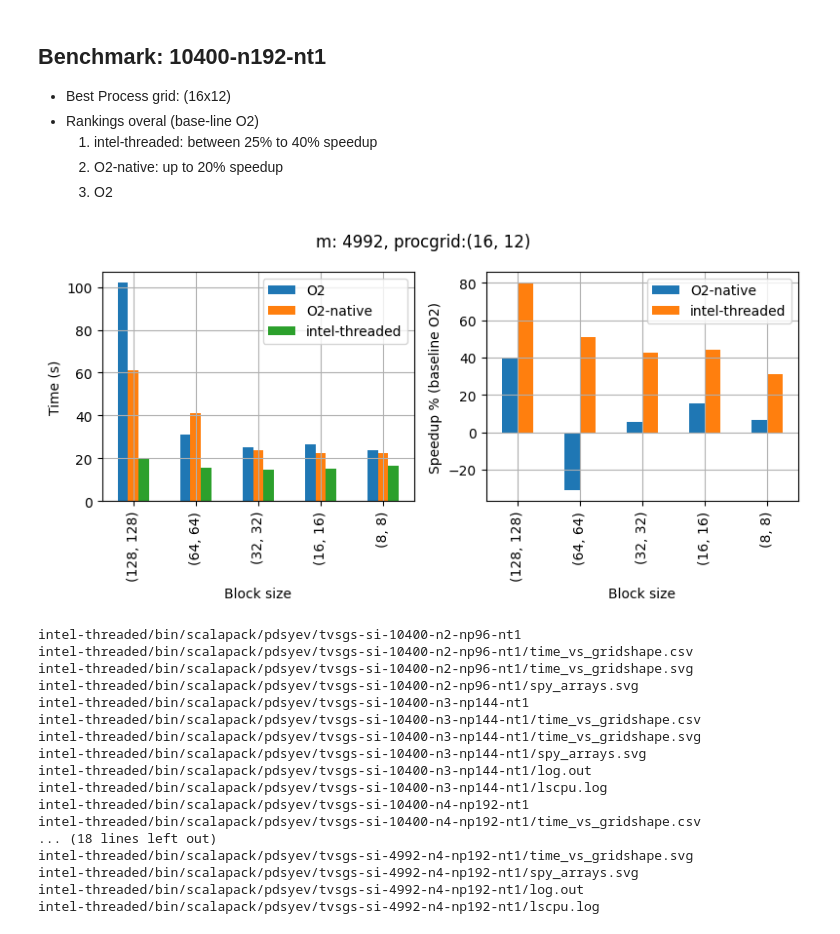
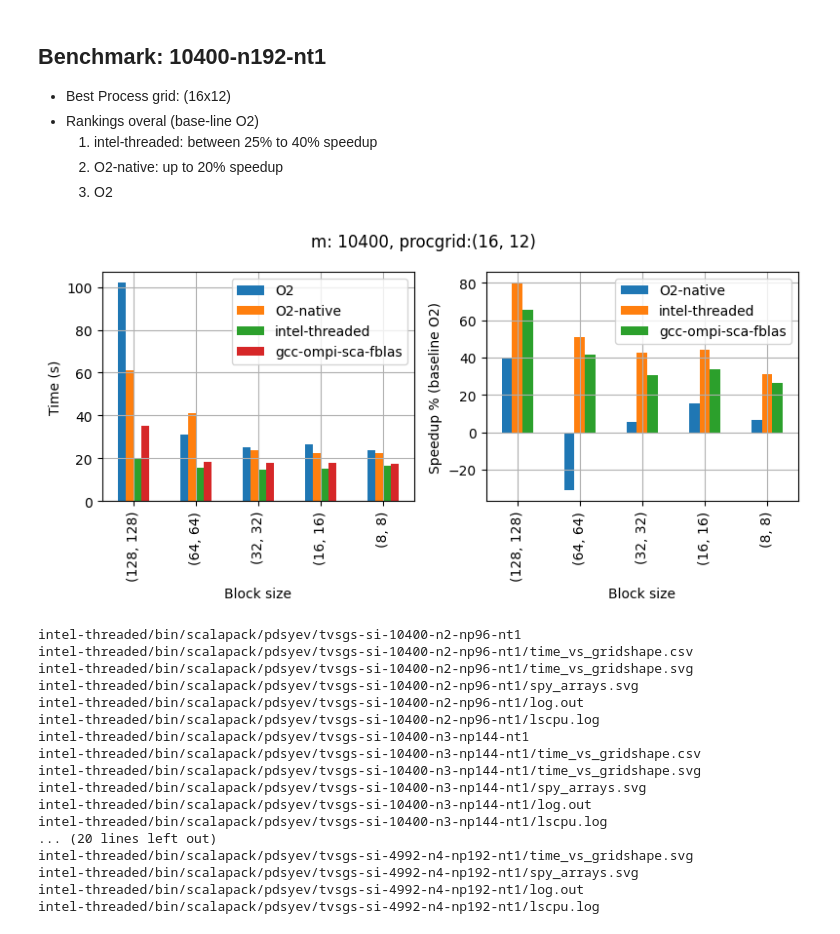
Before and after one commit to sbohloul/miniprog_eigsolv, a Jupyter notebook: benchmarks/computecanada-cedar/time_vs_gridshape.ipynb, the cells around one changed output. Drawn from its saved outputs; the diff is of its cells as text; code cells hidden in the pictures.

Commit message:
Update time vs gridshape analysis
- Add gcc-ompi-sca-fblas data to analysis

```diff
--- a/benchmarks/computecanada-cedar/time_vs_gridshape.ipynb
+++ b/benchmarks/computecanada-cedar/time_vs_gridshape.ipynb
@@ -84,0 +118,20 @@ def plot_dataframe_dict(df_dict, fig_title=None):
+# %%
+# Cluster information
+cpulog = 'gcc-ompi-sca-fblas/bin/scalapack/pdsyev/tvsgs-si-4992-n2-np96-nt1/lscpu.log'
+with open(cpulog) as f:
+    cpuinfo = f.read()
+# print(cpuinfo)
+# %%
+# Data file names
+fname_gcc_ompi_sca_fblas = {
+    'si-4992-n1-np48-nt1': 'gcc-ompi-sca-fblas/bin/scalapack/pdsyev/tvsgs-si-4992-n1-np48-nt1/time_vs_gridshape.csv',
+    'si-4992-n2-np96-nt1': 'gcc-ompi-sca-fblas/bin/scalapack/pdsyev/tvsgs-si-4992-n2-np96-nt1/time_vs_gridshape.csv',
+    'si-4992-n4-np192-nt1': 'gcc-ompi-sca-fblas/bin/scalapack/pdsyev/tvsgs-si-4992-n4-np192-nt1/time_vs_gridshape.csv',
+    'si-10400-n4-np192-nt1': 'gcc-ompi-sca-fblas/bin/scalapack/pdsyev/tvsgs-si-10400-n4-np192-nt1/time_vs_gridshape.csv'
+}
+# Read data into dataframes and average over ranks
+dfraw_gcc_ompi_sca_fblas = read_csv_data(fname_gcc_ompi_sca_fblas)
+dfavg_gcc_ompi_sca_fblas = average_over_ranks(dfraw_gcc_ompi_sca_fblas)
+# Plot time vs grid shape for a fixed block size
+fig_title = "PDSYEV: time vs gridshape, cedar, gcc-ompi-sca-fblas"
+plot_dataframe_dict(dfavg_gcc_ompi_sca_fblas, fig_title=fig_title)
@@ -306,32 +364,32 @@ df2 = dfavg_gcc_ompi_sca_oblas_o2_native[bench_item][procgrid]
 df2.name = 'O2-native'
 df3 = dfavg_intel_threaded[bench_item][procgrid]
 df3.name = 'intel-threaded'
-df = pd.concat([df1, df2, df3], axis=1)
+df4 = dfavg_gcc_ompi_sca_fblas[bench_item][procgrid]
+df4.name = 'gcc-ompi-sca-fblas'
+df = pd.concat([df1, df2, df3, df4], axis=1)
 
-df_speedup = pd.DataFrame()
-df_speedup['O2-native'] = 100 - df['O2-native'] / df['O2'] * 100
-df_speedup['intel-threaded'] = 100 - df['intel-threaded'] / df['O2'] * 100
+df_speedup = df.apply(lambda x: 100 - x / df['O2'] * 100, axis=0).drop(columns=['O2'])
 # %%
-fig_title = f"m: 4992, procgrid:{procgrid}"
+fig_title = f"m: 10400, procgrid:{procgrid}"
 fig, axs = plt.subplots(1, 2, figsize=(8, 4))
 fig.suptitle(fig_title)
 
 # Timings vs blocksize
 ax = axs[0]
 df.plot(kind='bar', ax=ax)
 ax.grid()
 ax.set_xlabel('Block size')
 ax.set_ylabel('Time (s)')
 # Speedup vs blocksize
 ax = axs[1]
 df_speedup.plot(ax=ax, kind='bar')
 ax.grid()
 ax.set_xlabel('Block size')
 ax.set_ylabel('Speedup % (baseline O2)')
 
 plt.tight_layout()
 # %% [output]
-[figure, old version]
+[figure, new version]
 # %%
 from pathlib import Path
 datadir = Path('intel-threaded/bin/scalapack/pdsyev')
@@ -347,15 +405,15 @@ intel-threaded/bin/scalapack/pdsyev/tvsgs-si-10400-n2-np96-nt1
 intel-threaded/bin/scalapack/pdsyev/tvsgs-si-10400-n2-np96-nt1/time_vs_gridshape.csv
 intel-threaded/bin/scalapack/pdsyev/tvsgs-si-10400-n2-np96-nt1/time_vs_gridshape.svg
 intel-threaded/bin/scalapack/pdsyev/tvsgs-si-10400-n2-np96-nt1/spy_arrays.svg
+intel-threaded/bin/scalapack/pdsyev/tvsgs-si-10400-n2-np96-nt1/log.out
+intel-threaded/bin/scalapack/pdsyev/tvsgs-si-10400-n2-np96-nt1/lscpu.log
 intel-threaded/bin/scalapack/pdsyev/tvsgs-si-10400-n3-np144-nt1
 intel-threaded/bin/scalapack/pdsyev/tvsgs-si-10400-n3-np144-nt1/time_vs_gridshape.csv
 intel-threaded/bin/scalapack/pdsyev/tvsgs-si-10400-n3-np144-nt1/time_vs_gridshape.svg
 intel-threaded/bin/scalapack/pdsyev/tvsgs-si-10400-n3-np144-nt1/spy_arrays.svg
 intel-threaded/bin/scalapack/pdsyev/tvsgs-si-10400-n3-np144-nt1/log.out
 intel-threaded/bin/scalapack/pdsyev/tvsgs-si-10400-n3-np144-nt1/lscpu.log
-intel-threaded/bin/scalapack/pdsyev/tvsgs-si-10400-n4-np192-nt1
-intel-threaded/bin/scalapack/pdsyev/tvsgs-si-10400-n4-np192-nt1/time_vs_gridshape.csv
-... (18 lines left out)
+... (20 lines left out)
 intel-threaded/bin/scalapack/pdsyev/tvsgs-si-4992-n4-np192-nt1/time_vs_gridshape.svg
 intel-threaded/bin/scalapack/pdsyev/tvsgs-si-4992-n4-np192-nt1/spy_arrays.svg
 intel-threaded/bin/scalapack/pdsyev/tvsgs-si-4992-n4-np192-nt1/log.out
```
Also changed, not shown: parts of 16 cells of this notebook, 2 other files.
